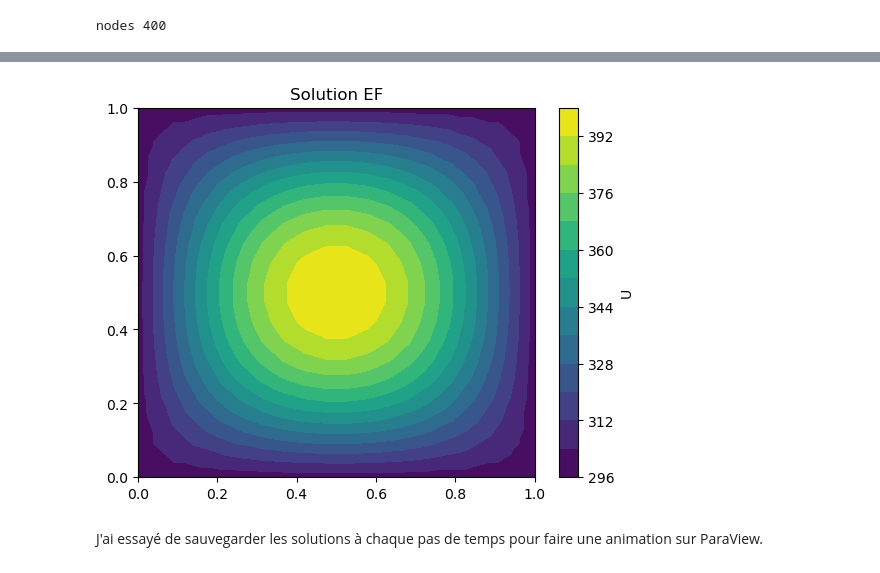
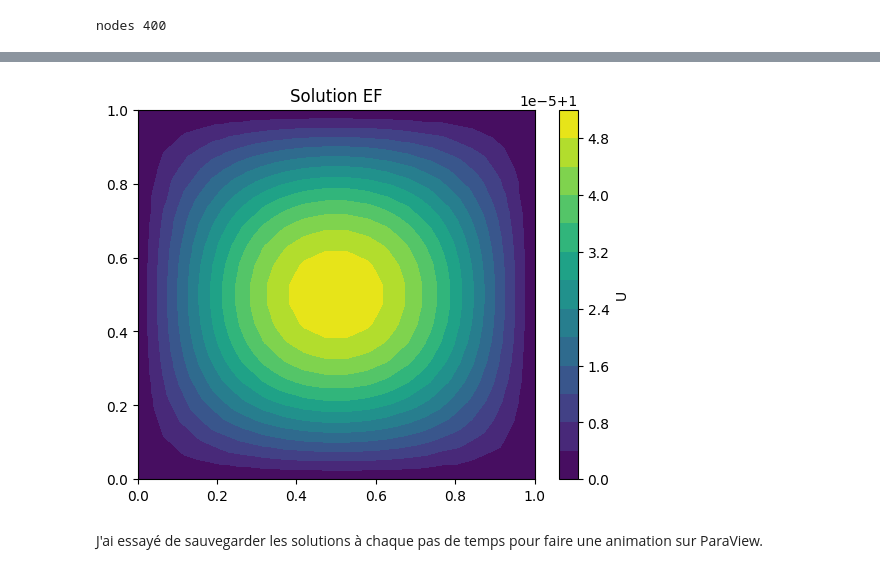
Before and after one commit to chahid-rahouti/Elements--fini-2d-, a Jupyter notebook: dm.ipynb, the cells around one changed output, grey strips where cells are left out. Cells and saved outputs as stored; diff of their text form; code cells hidden in the pictures.

```diff
--- a/dm.ipynb
+++ b/dm.ipynb
@@ -1132,25 +1134,24 @@ plt.show()
 # %%
 # La solution exacte
-T0 = 300  # Température aux frontières
-T1 = 400  # Température maximale initiale
-alpha = 1.16e-4  # Coefficient de diffusion
-t = 0.5  # Temps auquel on veut la solution
+T0 = 1  # Température aux frontières
+alpha = 1.0  # Coefficient de diffusion
+t = 1.0 # Temps auquel on veut la solution
 
 # Grille spatiale
 X = np.array([coord[0] for coord in mesh.coords.values()])
 Y = np.array([coord[1] for coord in mesh.coords.values()])
 
 # Solution exacte à l'instant t
-U_exact = T0 + (T1 - T0) * np.exp(-alpha * np.pi**2 * t) * np.sin(np.pi * X) * np.sin(np.pi * Y)
+U_exact = T0 + np.exp(-alpha * np.pi**2 * t) * np.sin(np.pi * X) * np.sin(np.pi * Y)
 
 # Tracer la solution exacte
 plt.figure()
 plt.tricontourf(X, Y, U_exact, levels=14, cmap='viridis')
 plt.colorbar(label='U')
 plt.title("Solution EF")
 plt.show()
 # %% [output]
-[figure, old version]
+[figure, new version]
 # %% [markdown]
 J'ai essayé de sauvegarder les solutions à chaque pas de temps pour faire une animation sur ParaView.
 # %%
```
Also changed, not shown: parts of 12 cells of this notebook.
